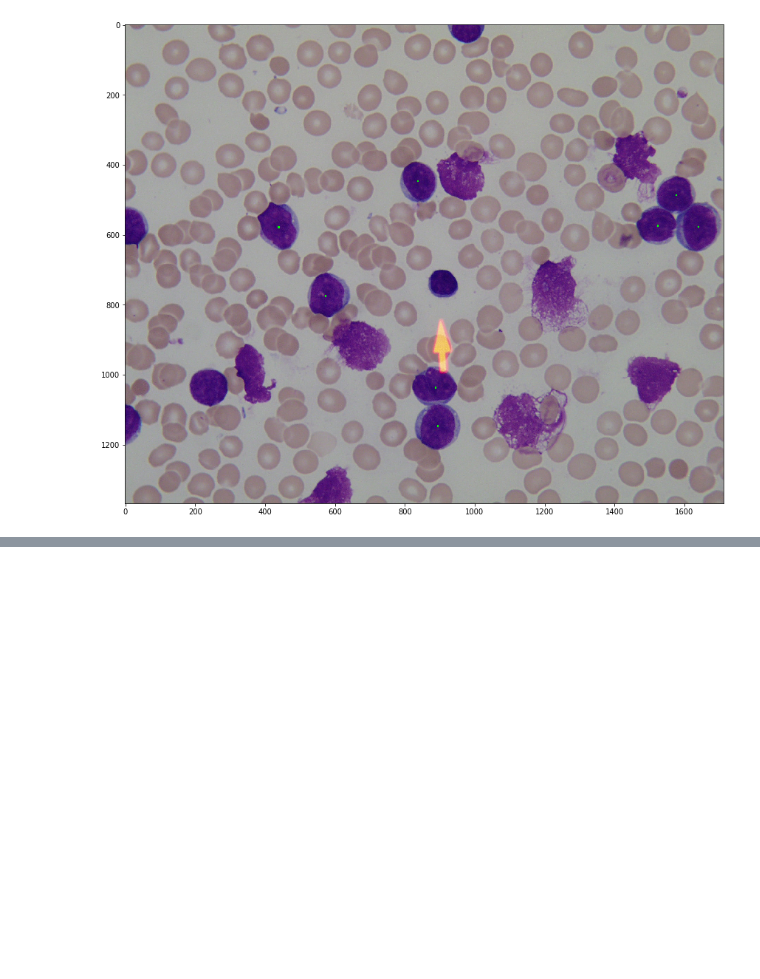
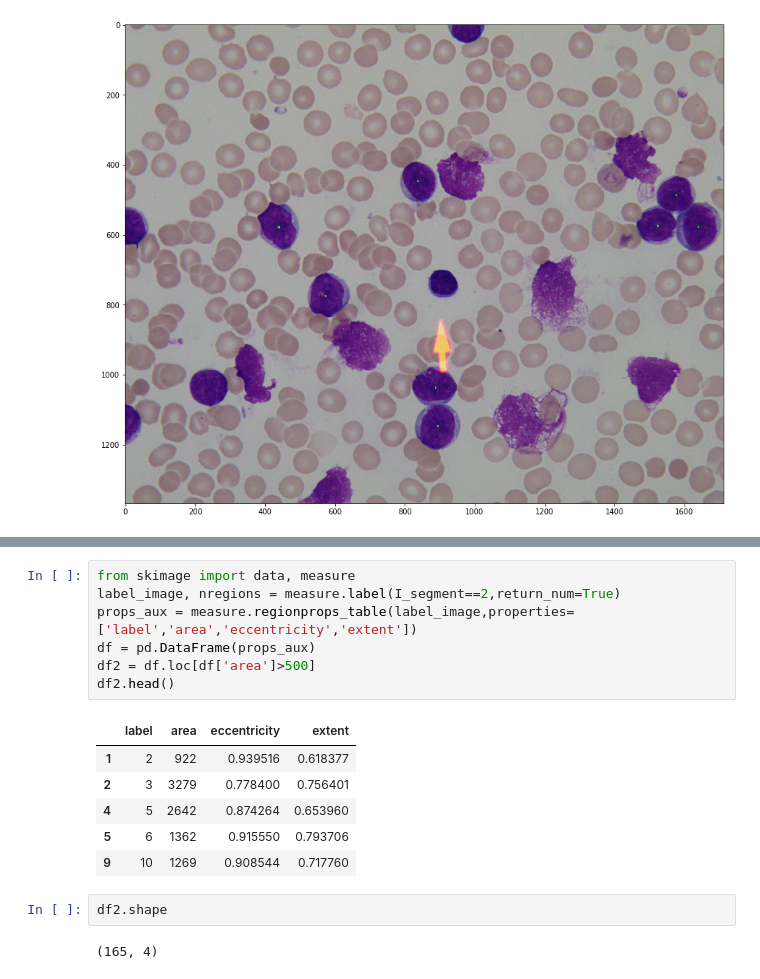
Before and after one commit to raulbenitez/LEUKEMIA_database, a Jupyter notebook: Leukemia_analysis.ipynb, the cells around one changed output, grey strips where cells are left out. Saved outputs shown, nothing was run; the diff lists cells and outputs as text; blank space fills up the shorter version.

```diff
--- a/Leukemia_analysis.ipynb
+++ b/Leukemia_analysis.ipynb
@@ -117,0 +189,18 @@ sk.io.show()
+# %%
+from skimage import data, measure
+label_image, nregions = measure.label(I_segment==2,return_num=True)
+props_aux = measure.regionprops_table(label_image,properties=['label','area','eccentricity','extent'])
+df = pd.DataFrame(props_aux)
+df2 = df.loc[df['area']>500]
+df2.head()
+# %% [output]
+|  | label | area | eccentricity | extent |
+| 1 | 2 | 922 | 0.939516 | 0.618377 |
+| 2 | 3 | 3279 | 0.778400 | 0.756401 |
+| 4 | 5 | 2642 | 0.874264 | 0.653960 |
+| 5 | 6 | 1362 | 0.915550 | 0.793706 |
+| 9 | 10 | 1269 | 0.908544 | 0.717760 |
+# %%
+df2.shape
+# %% [output]
+(165, 4)
```
Also changed, not shown: parts of 6 cells of this notebook.
